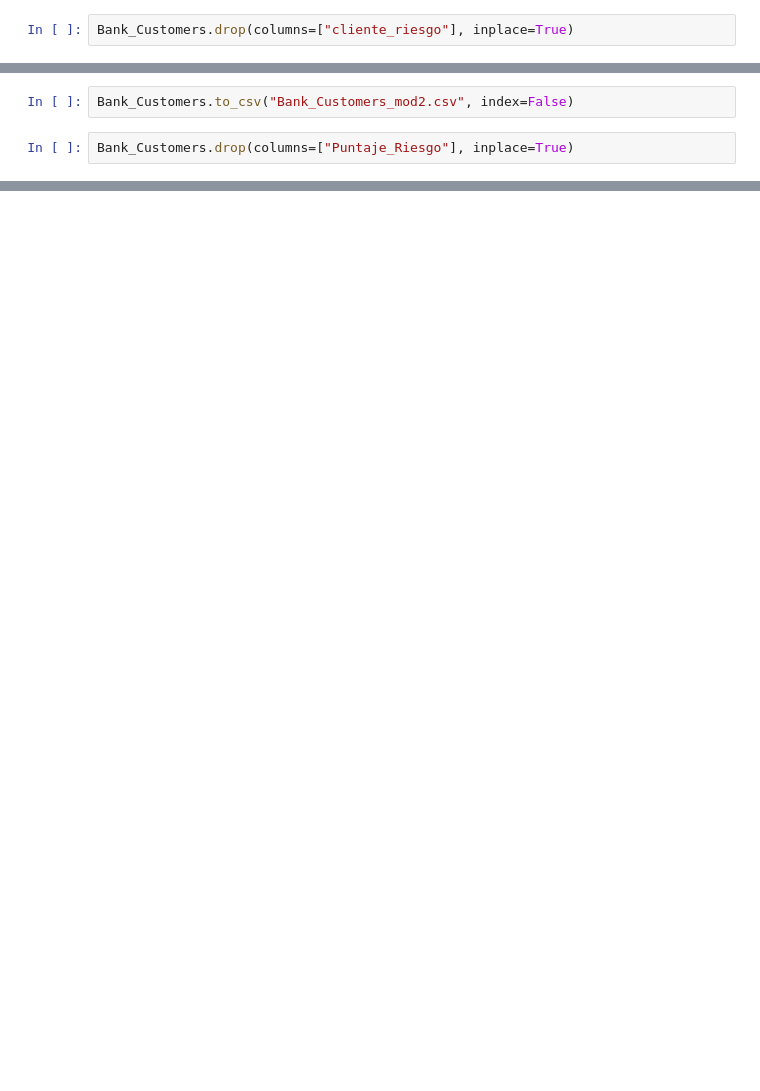
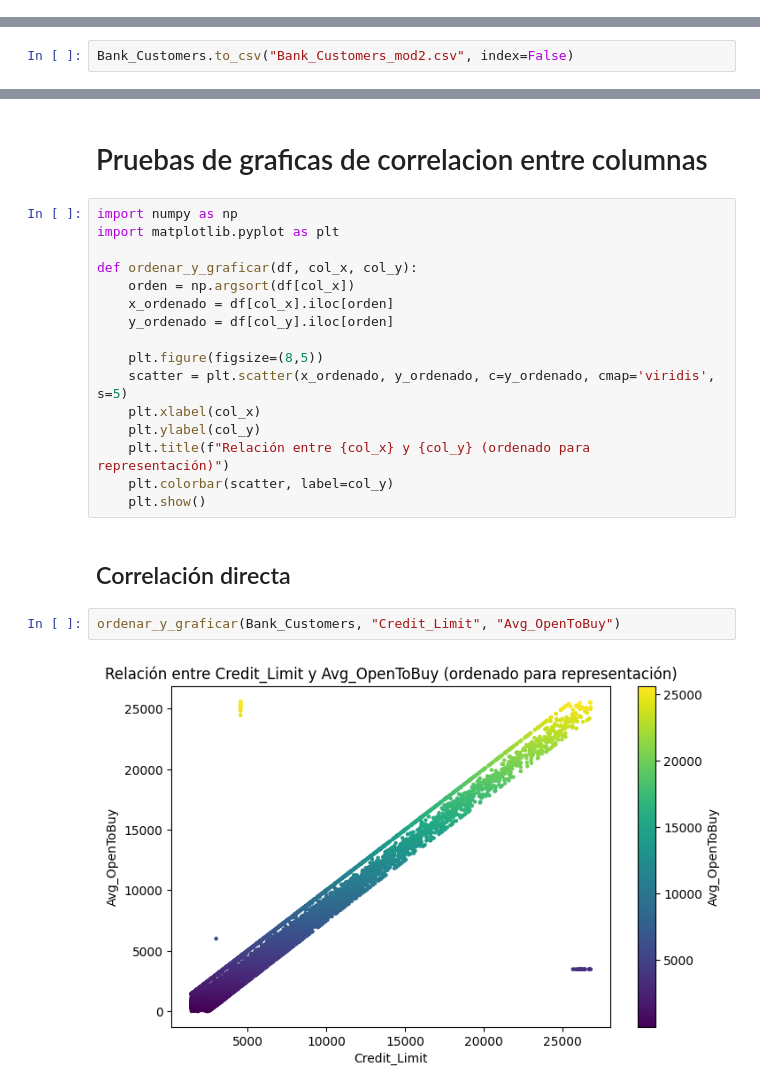
Before and after one commit to jairosann/Trabajo-Programaci-n, a Jupyter notebook: Programacion2.ipynb, the cells around one changed output, grey strips where cells are left out. Drawn from its saved outputs; the diff is of its cells as text; blank space fills up the shorter version.

```diff
--- a/Programacion2.ipynb
+++ b/Programacion2.ipynb
@@ -1076,5 +1047,3 @@ Riesgo_Impago
 no_riesgo    8623
 riesgo       1504
 Name: count, dtype: int64
-# %%
-Bank_Customers.drop(columns=["cliente_riesgo"], inplace=True)
@@ -1132,4 +1086,2 @@ See the caveats in the documentation: https://pandas.pydata.org/pandas-docs/stab
 # %%
 Bank_Customers.to_csv("Bank_Customers_mod2.csv", index=False)
-# %%
-Bank_Customers.drop(columns=["Puntaje_Riesgo"], inplace=True)
@@ -1200,0 +1238,24 @@ Name: count, dtype: int64
+# %% [markdown]
+# Pruebas de graficas de correlacion entre columnas
+# %%
+import numpy as np
+import matplotlib.pyplot as plt
+
+def ordenar_y_graficar(df, col_x, col_y):
+    orden = np.argsort(df[col_x])
+    x_ordenado = df[col_x].iloc[orden]
+    y_ordenado = df[col_y].iloc[orden]
+
+    plt.figure(figsize=(8,5))
+    scatter = plt.scatter(x_ordenado, y_ordenado, c=y_ordenado, cmap='viridis', s=5)
+    plt.xlabel(col_x)
+    plt.ylabel(col_y)
+    plt.title(f"Relación entre {col_x} y {col_y} (ordenado para representación)")
+    plt.colorbar(scatter, label=col_y)
+    plt.show()
+# %% [markdown]
+## Correlación directa
+# %%
+ordenar_y_graficar(Bank_Customers, "Credit_Limit", "Avg_OpenToBuy")
+# %% [output]
+[figure, added]
```
Also changed, not shown: parts of 24 cells of this notebook, 2 other files.
